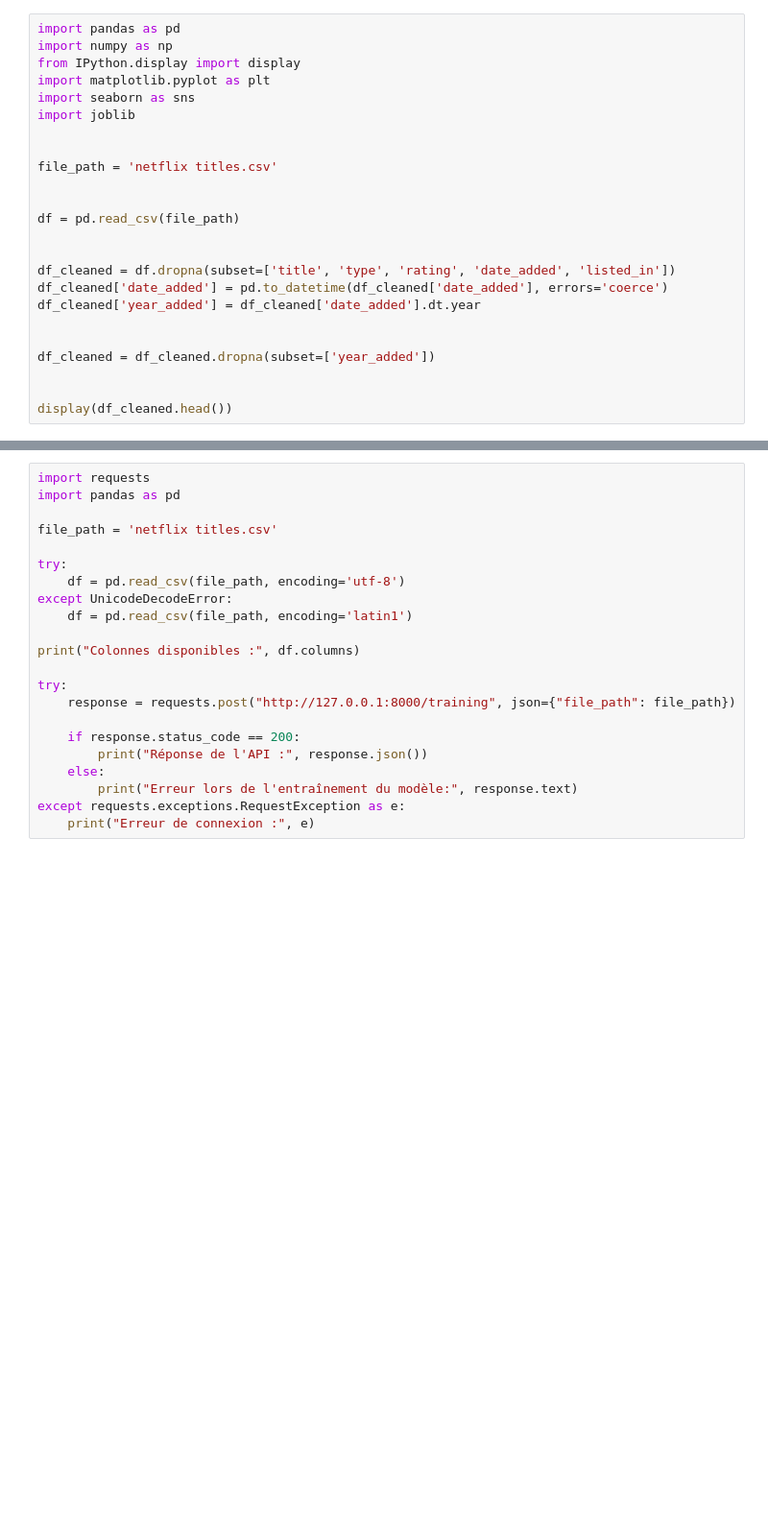
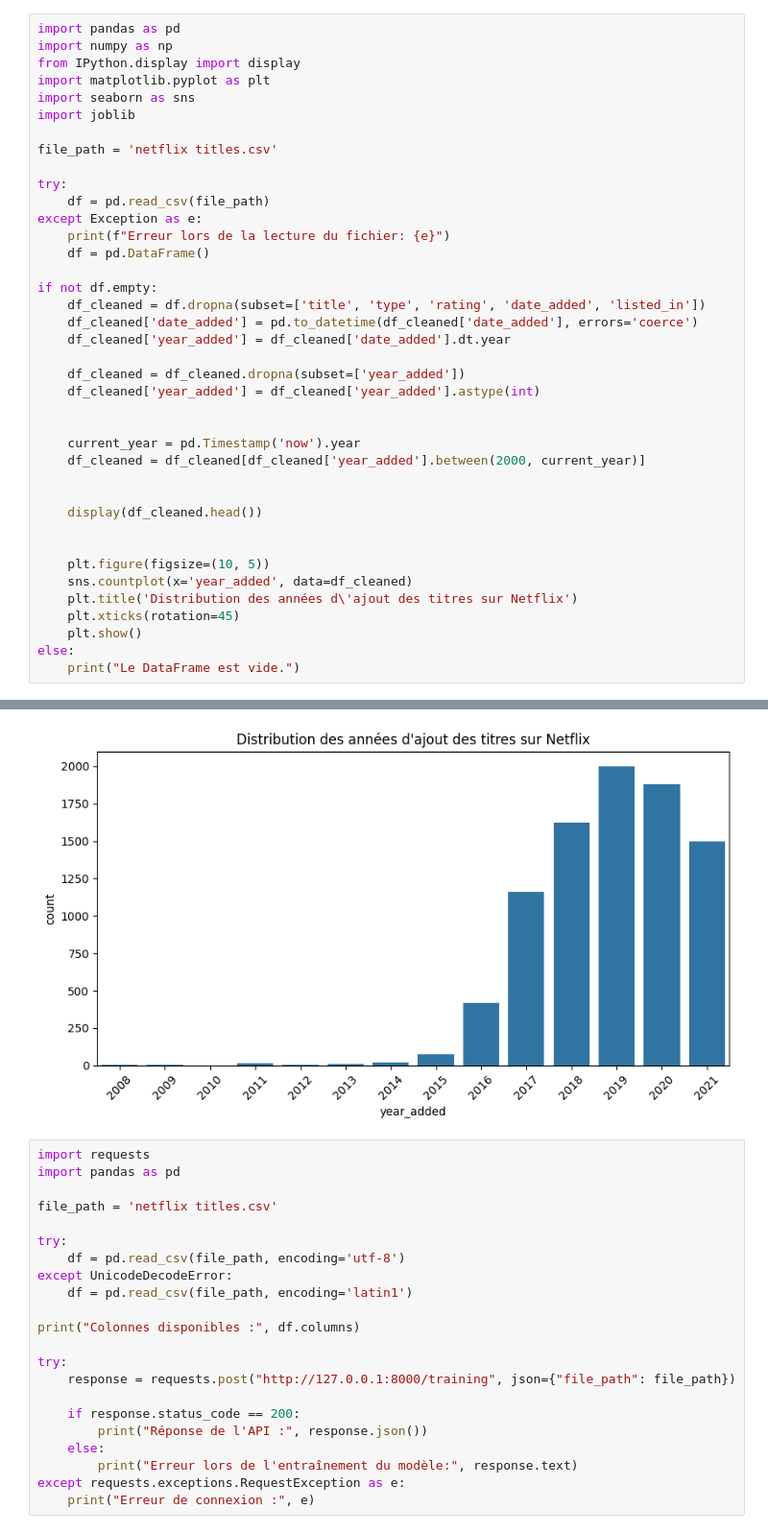
Before and after one commit to SpeedySpy/project-IA, a Jupyter notebook: Notebook.ipynb, the cells around one changed output, grey strips where cells are left out. Shown at 96% size. Cells and saved outputs as stored; diff of their text form; blank space fills up the shorter version.

```diff
--- a/Notebook.ipynb
+++ b/Notebook.ipynb
@@ -45,40 +50,56 @@ from IPython.display import display
 import matplotlib.pyplot as plt
 import seaborn as sns
 import joblib
 
-
 file_path = 'netflix titles.csv'
 
+try:
+    df = pd.read_csv(file_path)
+except Exception as e:
+    print(f"Erreur lors de la lecture du fichier: {e}")
+    df = pd.DataFrame()
 
-df = pd.read_csv(file_path)
+if not df.empty:
+    df_cleaned = df.dropna(subset=['title', 'type', 'rating', 'date_added', 'listed_in'])
+    df_cleaned['date_added'] = pd.to_datetime(df_cleaned['date_added'], errors='coerce')
+    df_cleaned['year_added'] = df_cleaned['date_added'].dt.year
+
+    df_cleaned = df_cleaned.dropna(subset=['year_added'])
+    df_cleaned['year_added'] = df_cleaned['year_added'].astype(int)
 
 
-df_cleaned = df.dropna(subset=['title', 'type', 'rating', 'date_added', 'listed_in'])
-df_cleaned['date_added'] = pd.to_datetime(df_cleaned['date_added'], errors='coerce')
-df_cleaned['year_added'] = df_cleaned['date_added'].dt.year
+    current_year = pd.Timestamp('now').year
+    df_cleaned = df_cleaned[df_cleaned['year_added'].between(2000, current_year)]
 
 
-df_cleaned = df_cleaned.dropna(subset=['year_added'])
+    display(df_cleaned.head())
 
 
-display(df_cleaned.head())
+    plt.figure(figsize=(10, 5))
+    sns.countplot(x='year_added', data=df_cleaned)
+    plt.title('Distribution des années d\'ajout des titres sur Netflix')
+    plt.xticks(rotation=45)
+    plt.show()
+else:
+    print("Le DataFrame est vide.")
 # %% [output]
 A value is trying to be set on a copy of a slice from a DataFrame.
 Try using .loc[row_indexer,col_indexer] = value instead
 
 See the caveats in the documentation: https://pandas.pydata.org/pandas-docs/stable/user_guide/indexing.html#returning-a-view-versus-a-copy
   df_cleaned['date_added'] = pd.to_datetime(df_cleaned['date_added'], errors='coerce')
 A value is trying to be set on a copy of a slice from a DataFrame.
 Try using .loc[row_indexer,col_indexer] = value instead
 
 See the caveats in the documentation: https://pandas.pydata.org/pandas-docs/stable/user_guide/indexing.html#returning-a-view-versus-a-copy
   df_cleaned['year_added'] = df_cleaned['date_added'].dt.year
 |  | show_id | type | title | director | cast | country | date_added | release_year | rating | duration | ... |
 | 0 | s1 | Movie | Dick Johnson Is Dead | Kirsten Johnson | NaN | United States | 2021-09-25 | 2020 | PG-13 | 90 min | ... |
 | 1 | s2 | TV Show | Blood & Water | NaN | Ama Qamata, Khosi Ngema, Gail Mab... | South Africa | 2021-09-24 | 2021 | TV-MA | 2 Seasons | ... |
 | 2 | s3 | TV Show | Ganglands | Julien Leclercq | Sami Bouajila, Tracy Gotoas, Samu... | NaN | 2021-09-24 | 2021 | TV-MA | 1 Season | ... |
 | 3 | s4 | TV Show | Jailbirds New Orleans | NaN | NaN | NaN | 2021-09-24 | 2021 | TV-MA | 1 Season | ... |
 | 4 | s5 | TV Show | Kota Factory | NaN | Mayur More, Jitendra Kumar, Ranja... | India | 2021-09-24 | 2021 | TV-MA | 2 Seasons | ... |
+[figure, added]
 # %%
 import requests
 import pandas as pd
```
Also changed, not shown: parts of 3 cells of this notebook.
